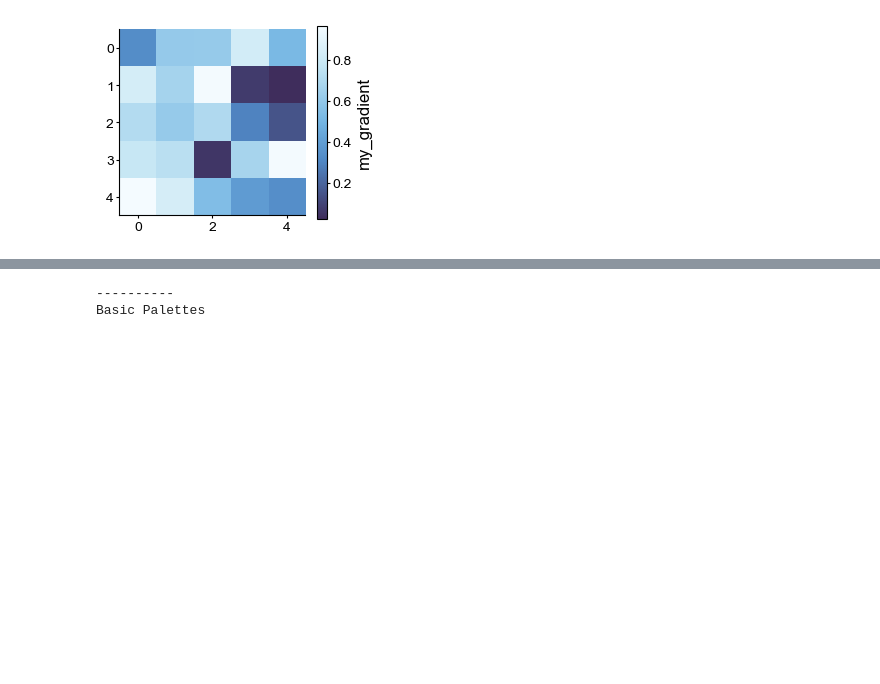
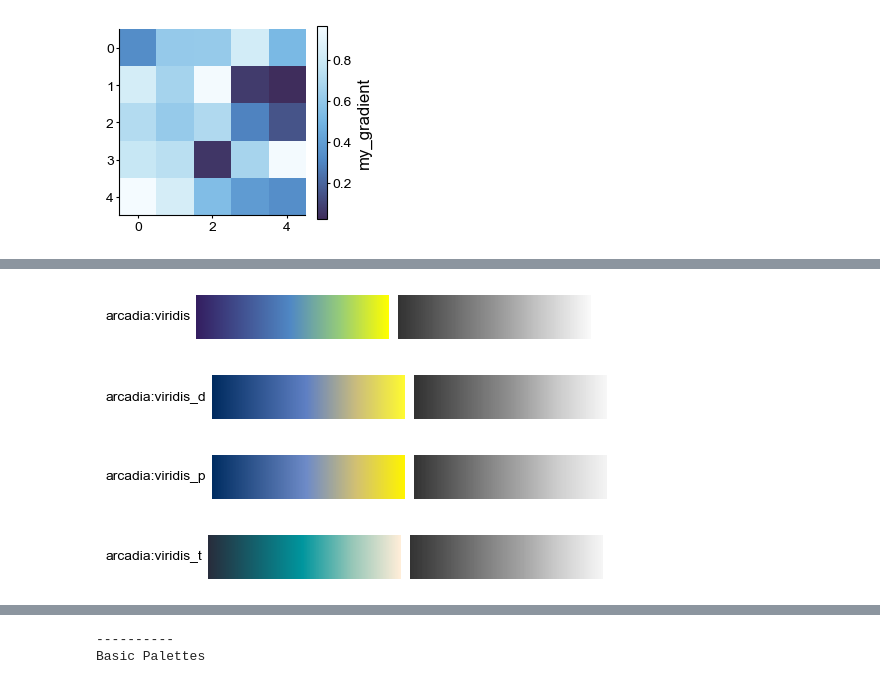
Before and after one commit to Arcadia-Science/arcadia-pycolor, a Jupyter notebook: README.ipynb, the cells around one changed output, grey strips where cells are left out. Cells and saved outputs as stored; diff of their text form; code cells hidden in the pictures; blank space fills up the shorter version.

```diff
--- a/README.ipynb
+++ b/README.ipynb
@@ -368,0 +403,13 @@ plt.show()
+# %%
+test_palette = 'arcadia:viridis'
+
+apc.Gradients[test_palette].plot_gradient()
+
+cvd_forms = ['d', 'p', 't']
+for form in cvd_forms:
+    apc.Gradients[test_palette].plot_gradient_cvd(form)
+# %% [output]
+[figure, added]
+[figure, added]
+[figure, added]
+[figure, added]
```
Also changed, not shown: parts of 13 cells of this notebook, 2 other files.
